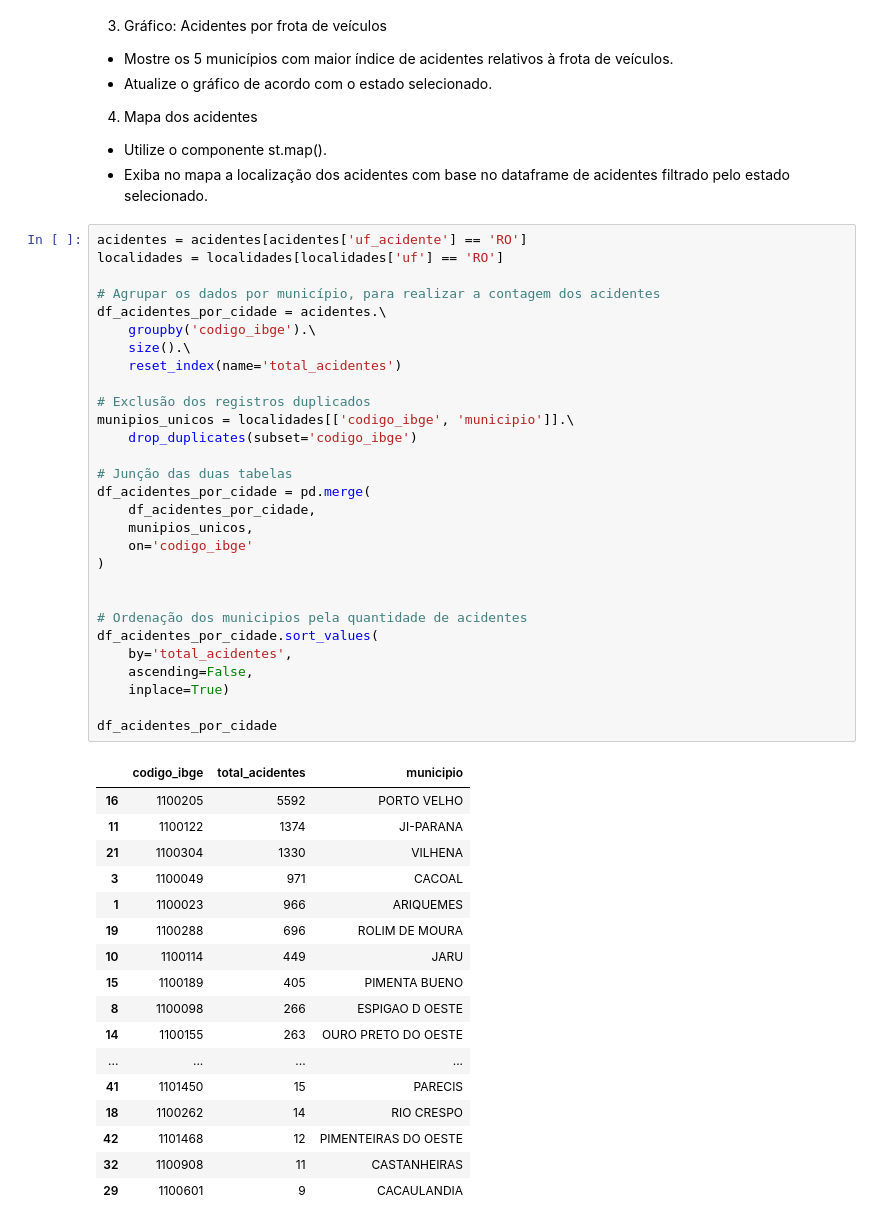
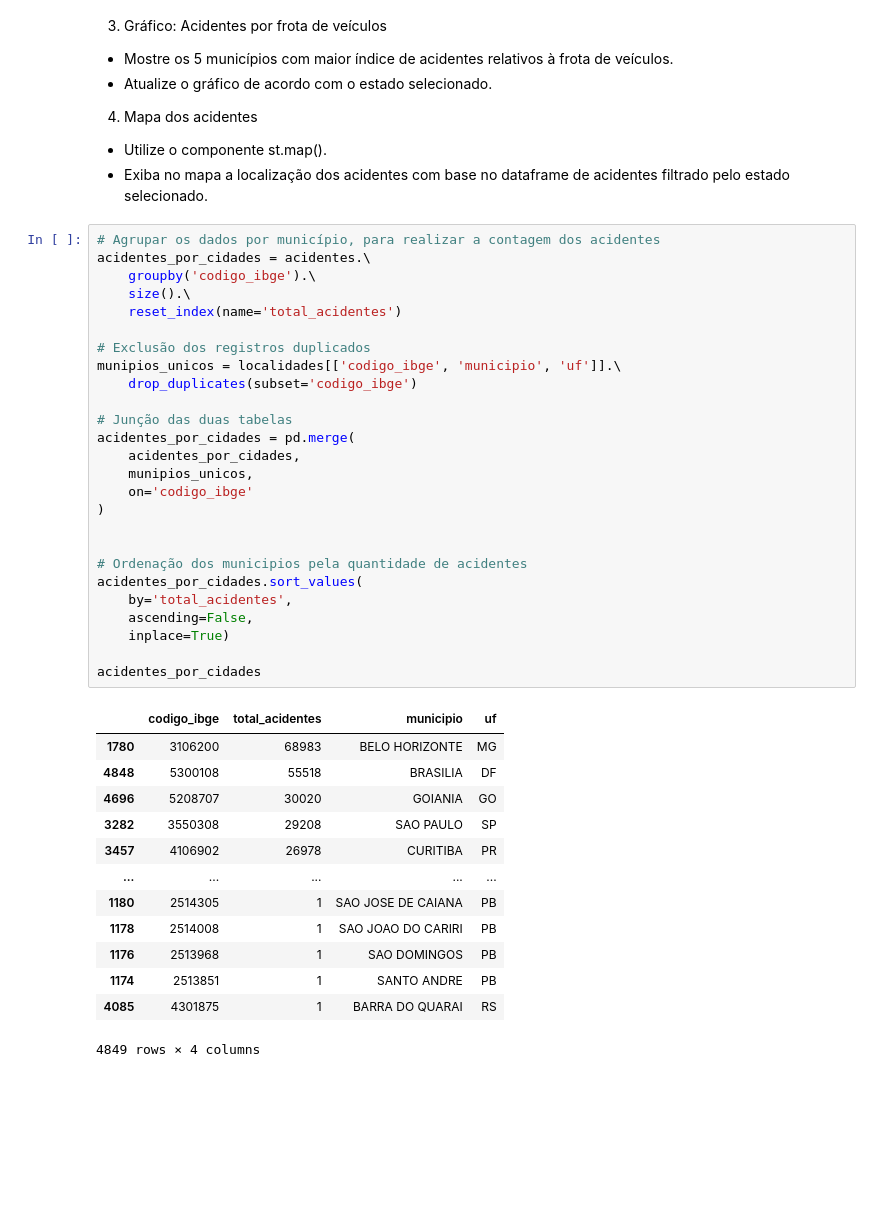
Before and after one commit to PandinhaAnao1/ciencia_dados, a Jupyter notebook: tarefas.ipynb, the cells around one changed output. Drawn from its saved outputs; the diff is of its cells as text; blank space fills up the shorter version.

```diff
--- a/tarefas.ipynb
+++ b/tarefas.ipynb
@@ -29,49 +29,42 @@ vitimas = pd.read_csv('./csv/vitimas_2022.csv')
   - Utilize o componente st.map().
   - Exiba no mapa a localização dos acidentes com base no dataframe de acidentes filtrado pelo estado selecionado.
 # %%
-acidentes = acidentes[acidentes['uf_acidente'] == 'RO']
-localidades = localidades[localidades['uf'] == 'RO']
-
 # Agrupar os dados por município, para realizar a contagem dos acidentes
-df_acidentes_por_cidade = acidentes.\
+acidentes_por_cidades = acidentes.\
     groupby('codigo_ibge').\
     size().\
     reset_index(name='total_acidentes')
 
 # Exclusão dos registros duplicados
-munipios_unicos = localidades[['codigo_ibge', 'municipio']].\
+munipios_unicos = localidades[['codigo_ibge', 'municipio', 'uf']].\
     drop_duplicates(subset='codigo_ibge')
 
 # Junção das duas tabelas
-df_acidentes_por_cidade = pd.merge(
-    df_acidentes_por_cidade,
+acidentes_por_cidades = pd.merge(
+    acidentes_por_cidades,
     munipios_unicos,
     on='codigo_ibge'
 )
 
 
 # Ordenação dos municipios pela quantidade de acidentes
-df_acidentes_por_cidade.sort_values(
+acidentes_por_cidades.sort_values(
     by='total_acidentes',
     ascending=False,
     inplace=True)
 
-df_acidentes_por_cidade
+acidentes_por_cidades
 # %% [output]
-|  | codigo_ibge | total_acidentes | municipio |
-| 16 | 1100205 | 5592 | PORTO VELHO |
-| 11 | 1100122 | 1374 | JI-PARANA |
-| 21 | 1100304 | 1330 | VILHENA |
-| 3 | 1100049 | 971 | CACOAL |
-| 1 | 1100023 | 966 | ARIQUEMES |
-| 19 | 1100288 | 696 | ROLIM DE MOURA |
-| 10 | 1100114 | 449 | JARU |
-| 15 | 1100189 | 405 | PIMENTA BUENO |
-| 8 | 1100098 | 266 | ESPIGAO D OESTE |
-| 14 | 1100155 | 263 | OURO PRETO DO OESTE |
-| ... | ... | ... | ... |
-| 41 | 1101450 | 15 | PARECIS |
-| 18 | 1100262 | 14 | RIO CRESPO |
-| 42 | 1101468 | 12 | PIMENTEIRAS DO OESTE |
-| 32 | 1100908 | 11 | CASTANHEIRAS |
-| 29 | 1100601 | 9 | CACAULANDIA |
+|  | codigo_ibge | total_acidentes | municipio | uf |
+| 1780 | 3106200 | 68983 | BELO HORIZONTE | MG |
+| 4848 | 5300108 | 55518 | BRASILIA | DF |
+| 4696 | 5208707 | 30020 | GOIANIA | GO |
+| 3282 | 3550308 | 29208 | SAO PAULO | SP |
+| 3457 | 4106902 | 26978 | CURITIBA | PR |
+| ... | ... | ... | ... | ... |
+| 1180 | 2514305 | 1 | SAO JOSE DE CAIANA | PB |
+| 1178 | 2514008 | 1 | SAO JOAO DO CARIRI | PB |
+| 1176 | 2513968 | 1 | SAO DOMINGOS | PB |
+| 1174 | 2513851 | 1 | SANTO ANDRE | PB |
+| 4085 | 4301875 | 1 | BARRA DO QUARAI | RS |
+4849 rows × 4 columns
```
Also changed, not shown: parts of 1 cell of this notebook, 3 other files.
